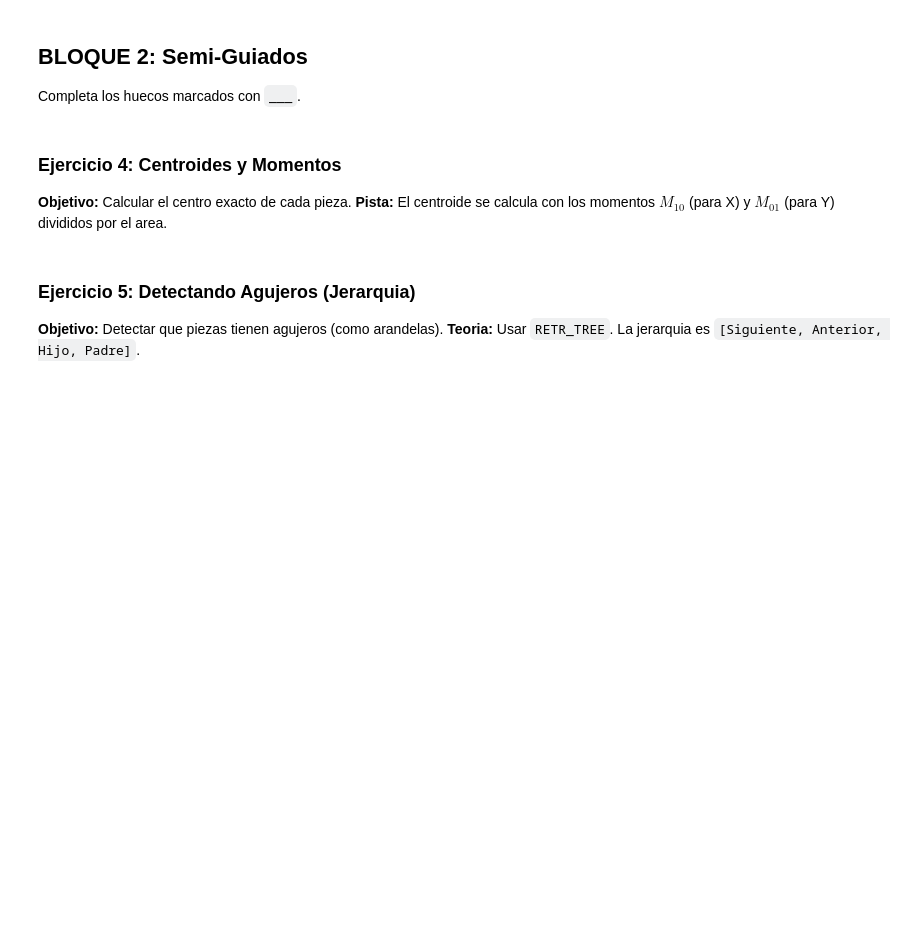
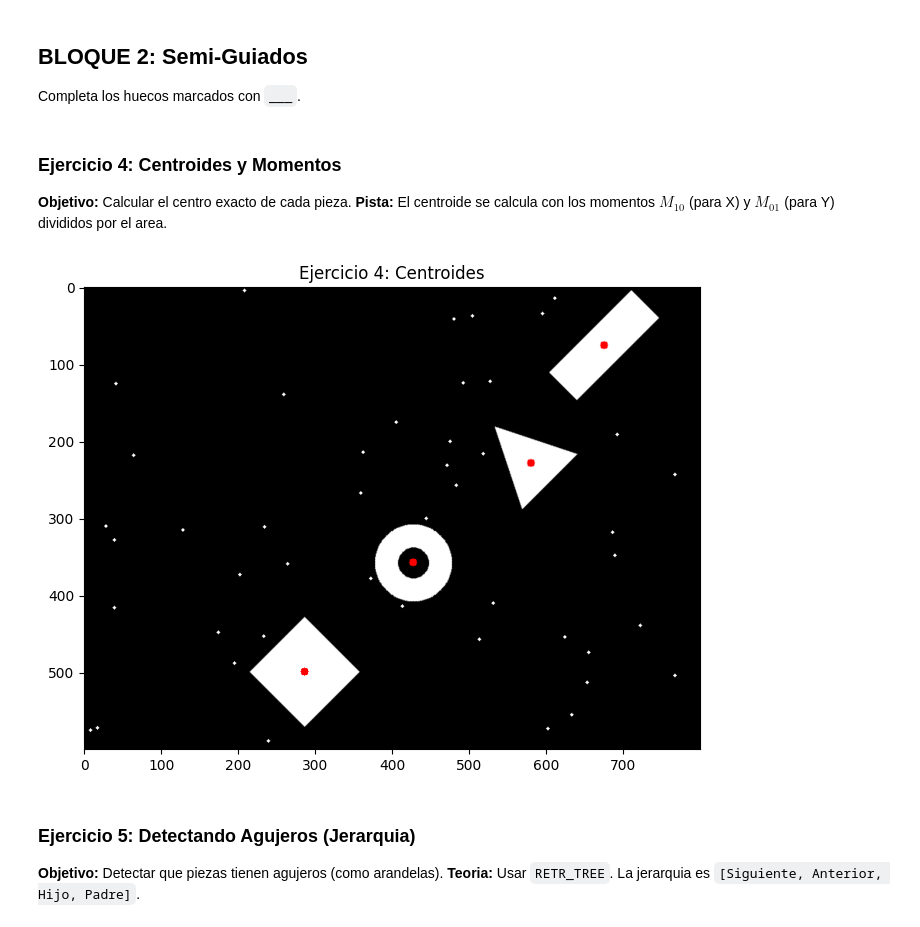
Before and after one commit to JavierPeraltaAzagra/Big-Data-e-IA, a Jupyter notebook: Programacion de IA/Tratamiento de imagen/Ejercicio 7/Practica_7_Contornos.ipynb, the cells around one changed output. Saved outputs shown, nothing was run; the diff lists cells and outputs as text; code cells hidden in the pictures; blank space fills up the shorter version.

Commit message:
Ejercicio 7 imagenes

```diff
--- a/Programacion de IA/Tratamiento de imagen/Ejercicio 7/Practica_7_Contornos.ipynb
+++ b/Programacion de IA/Tratamiento de imagen/Ejercicio 7/Practica_7_Contornos.ipynb
@@ -114,23 +122,25 @@ Completa los huecos marcados con `___`.
 # %%
 output = image.copy()
 
 for cnt in filtered_contours:
     # 1. Calcular momentos
     M = cv2.moments(cnt)
 
     if M["m00"] != 0:
         # 2. Calcular coordenadas del centro (COMPLETAR LA FORMULA)
         # Tienes que dividir el momento espacial entre el area (m00)
-        cX = int( M["___"] / M["___"] )
-        cY = int( M["___"] / M["___"] )
+        cX = int( M["m10"] / M["m00"] )
+        cY = int( M["m01"] / M["m00"] )
 
         # 3. Dibujar un punto en el centro
         cv2.circle(output, (cX, cY), 5, (0, 0, 255), -1)
 
 plt.figure(figsize=(10,6))
 plt.imshow(cv2.cvtColor(output, cv2.COLOR_BGR2RGB))
 plt.title("Ejercicio 4: Centroides")
 plt.show()
+# %% [output]
+[figure, added]
 # %% [markdown]
 ### Ejercicio 5: Detectando Agujeros (Jerarquia)
 **Objetivo:** Detectar que piezas tienen agujeros (como arandelas).
```
Also changed, not shown: parts of 13 cells of this notebook, 1 other file.
